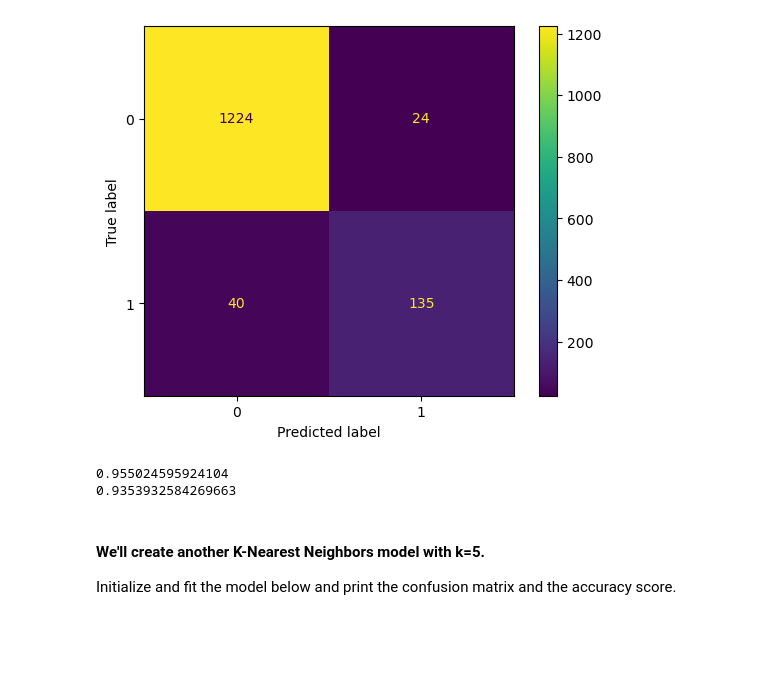
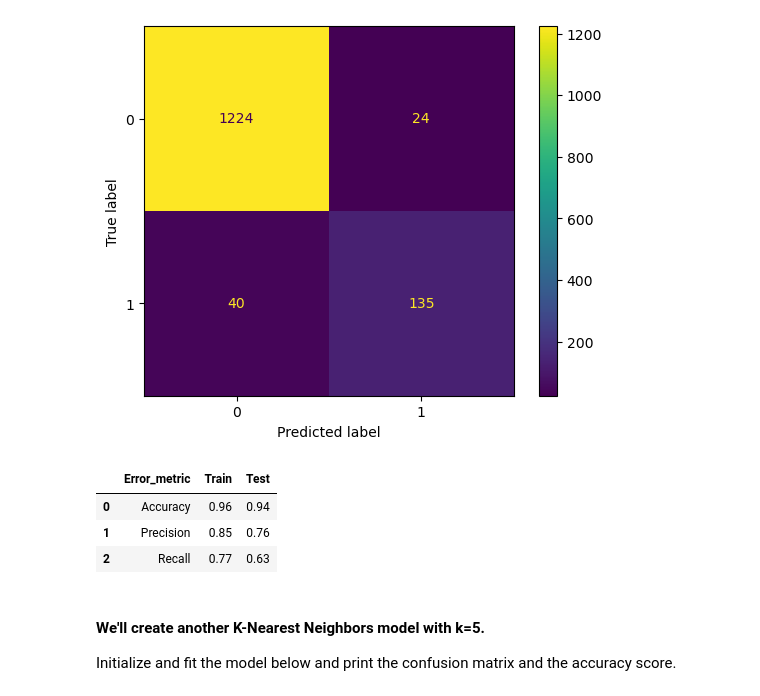
Before and after one commit to Kaci213/Bootcamp, a Jupyter notebook: Module_3/Lab_04_Supervised-Learning/main.ipynb, the cells around one changed output. Drawn from its saved outputs; the diff is of its cells as text; code cells hidden in the pictures; blank space fills up the shorter version.

```diff
--- a/Module_3/Lab_04_Supervised-Learning/main.ipynb
+++ b/Module_3/Lab_04_Supervised-Learning/main.ipynb
@@ -512,12 +518,21 @@ plt.show()
 [[1224   24]
  [  40  135]]
 [figure]
-# %%
-print(accuracy_score(y_train, y_pred_train_k3))
-print(accuracy_score(y_test, y_pred_k3))
-# %% [output]
-0.955024595924104
-0.9353932584269663
+# %%
+performance_df = pd.DataFrame({'Error_metric': ['Accuracy','Precision','Recall'],
+                               'Train': [accuracy_score(y_train, y_pred_train_k3),
+                                         precision_score(y_train, y_pred_train_k3),
+                                         recall_score(y_train, y_pred_train_k3)],
+                               'Test': [accuracy_score(y_test, y_pred_k3),
+                                        precision_score(y_test, y_pred_k3),
+                                        recall_score(y_test, y_pred_k3)]})
+
+display(performance_df)
+# %% [output]
+|  | Error_metric | Train | Test |
+| 0 | Accuracy | 0.96 | 0.94 |
+| 1 | Precision | 0.85 | 0.76 |
+| 2 | Recall | 0.77 | 0.63 |
 # %% [markdown]
 #### We'll create another K-Nearest Neighbors model with k=5.
 
```
Also changed, not shown: parts of 14 cells of this notebook, 1 other file.
